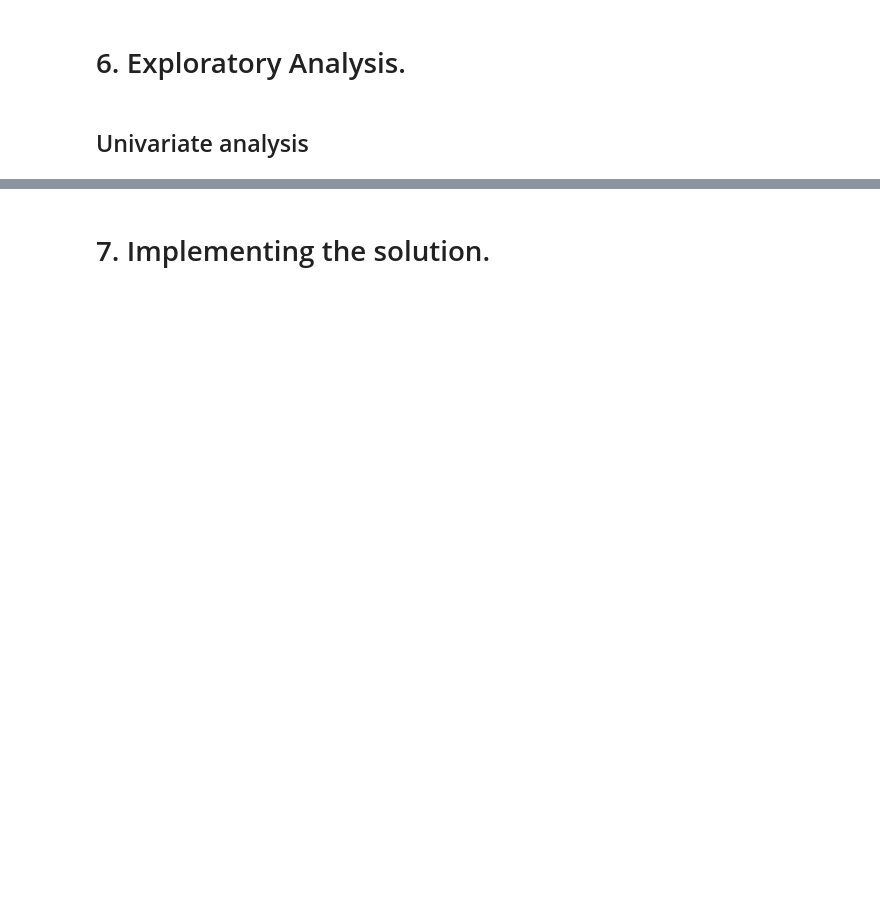
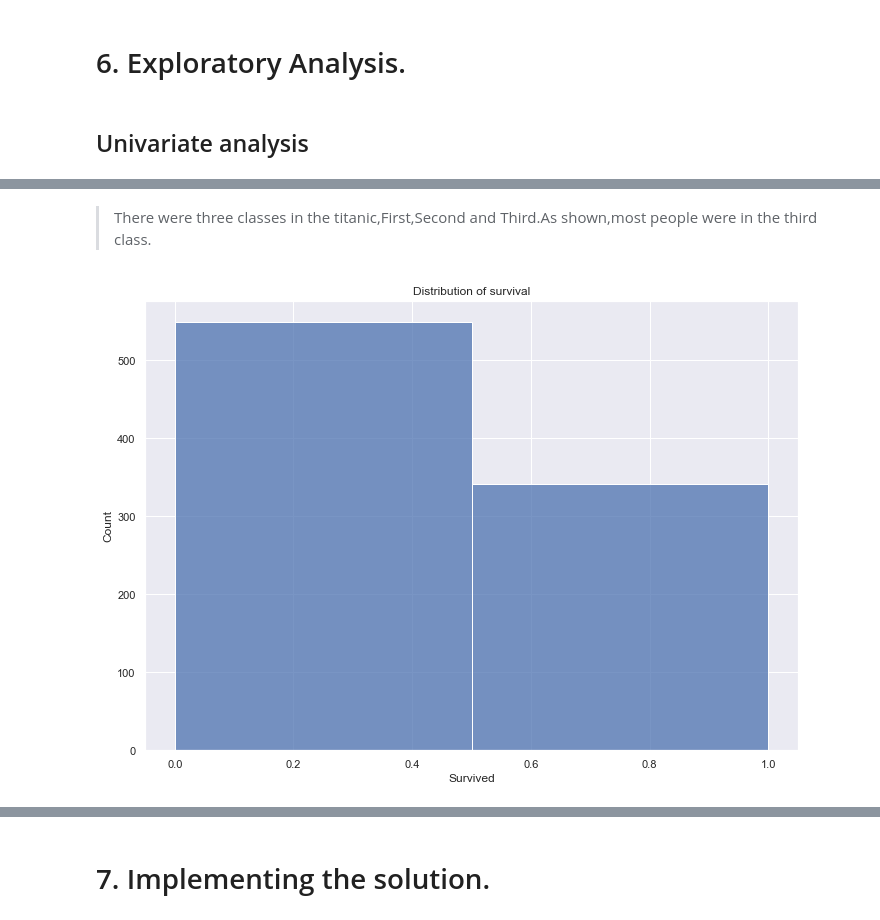
Before and after one commit to Wachira-2030/Machine-learning-from-disaster, a Jupyter notebook: Index.ipynb, the cells around one changed output, grey strips where cells are left out. Saved outputs shown, nothing was run; the diff lists cells and outputs as text; code cells hidden in the pictures; blank space fills up the shorter version.

```diff
--- a/Index.ipynb
+++ b/Index.ipynb
@@ -177,0 +215,9 @@ training["Age"].isnull().sum()
+# %% [markdown]
+> There were three classes in the titanic,First,Second and Third.As shown,most people were in the third class.
+# %%
+#distribution of those who survived
+sns.set(rc={'figure.figsize':(11.7,8.27)})
+sns.histplot(data=training, x="Survived",bins=2).set(title="Distribution of survival")
+plt.show();
+# %% [output]
+[figure, added]
```
Also changed, not shown: parts of 41 cells of this notebook.
